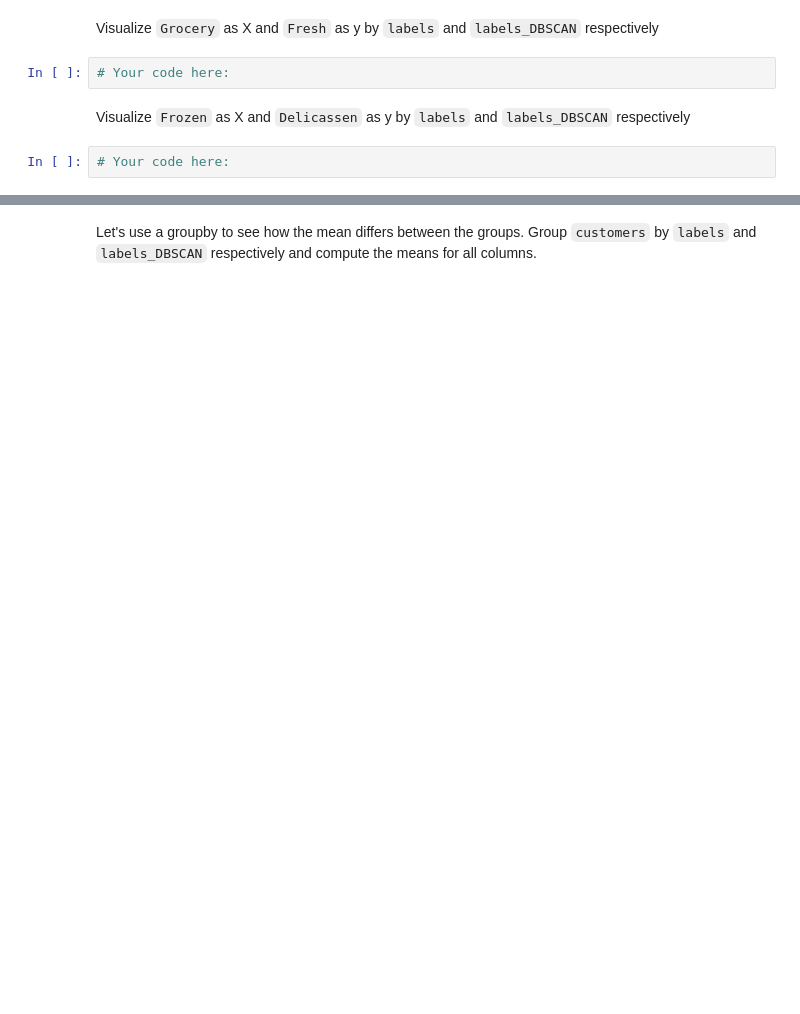
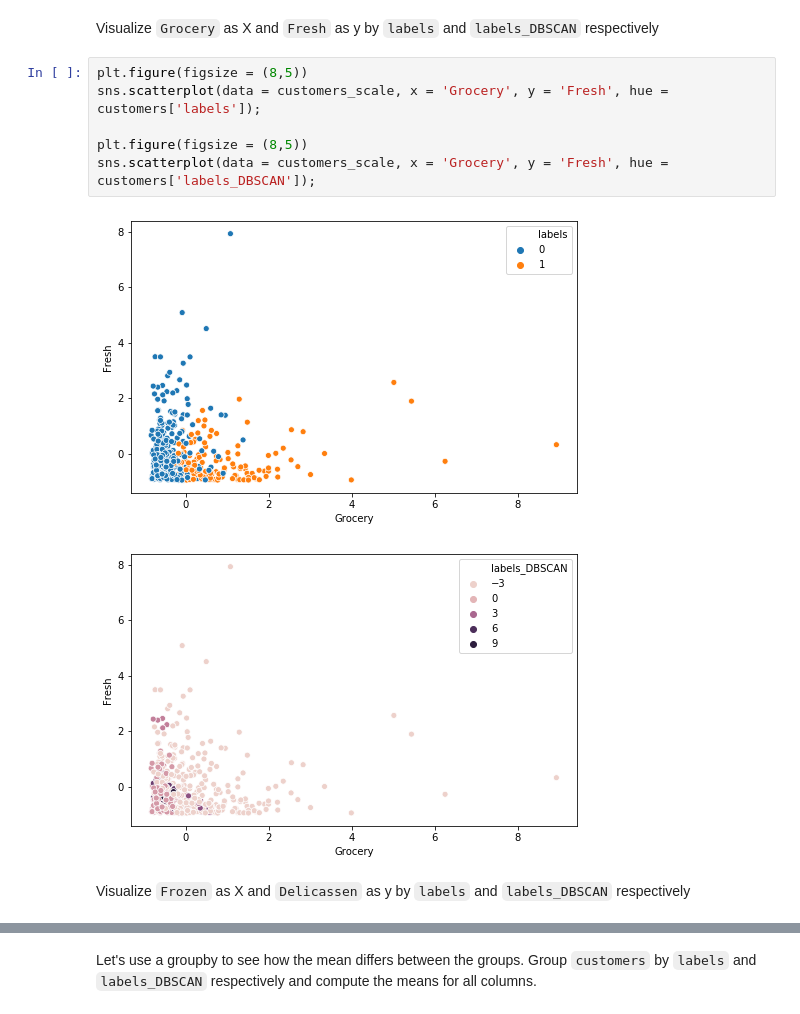
Before and after one commit to ironhack-datalabs/datamad0120, a Jupyter notebook: module-3/lab-unsupervised-learning/your-code/main.ipynb, the cells around one changed output, grey strips where cells are left out. Saved outputs shown, nothing was run; the diff lists cells and outputs as text; blank space fills up the shorter version.

```diff
--- a/module-3/lab-unsupervised-learning/your-code/main.ipynb
+++ b/module-3/lab-unsupervised-learning/your-code/main.ipynb
@@ -128,8 +184,13 @@ Visualize `Detergents_Paper` as X and `Milk` as y by `labels` and `labels_DBSCAN
 # %% [markdown]
 Visualize `Grocery` as X and `Fresh` as y by `labels` and `labels_DBSCAN` respectively
-# %%
-# Your code here:
+# %%
+plt.figure(figsize = (8,5))
+sns.scatterplot(data = customers_scale, x = 'Grocery', y = 'Fresh', hue = customers['labels']);
+
+plt.figure(figsize = (8,5))
+sns.scatterplot(data = customers_scale, x = 'Grocery', y = 'Fresh', hue = customers['labels_DBSCAN']);
+# %% [output]
+[figure, added]
+[figure, added]
 # %% [markdown]
 Visualize `Frozen` as X and `Delicassen` as y by `labels` and `labels_DBSCAN` respectively
-# %%
-# Your code here:
```
Also changed, not shown: parts of 27 cells of this notebook.
